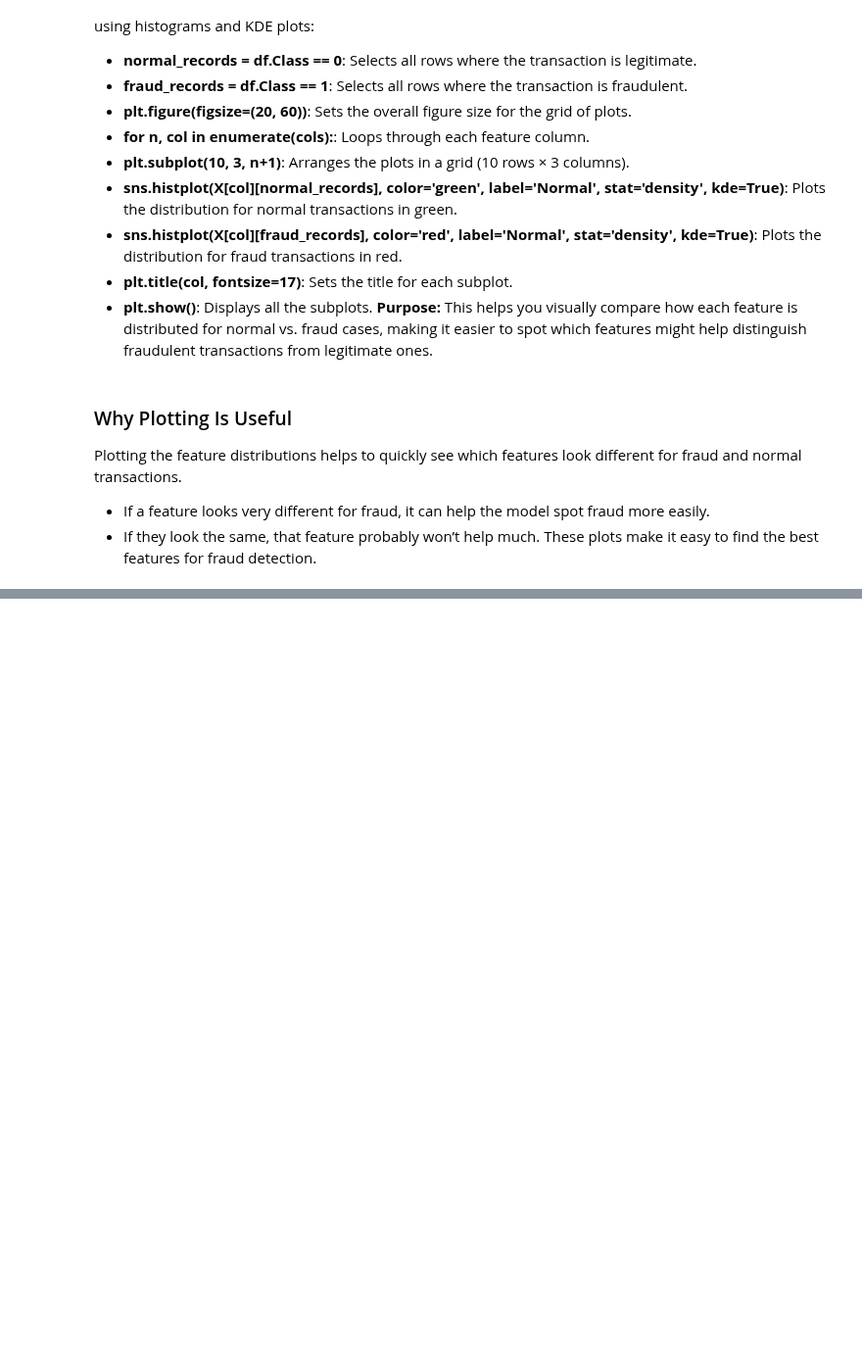
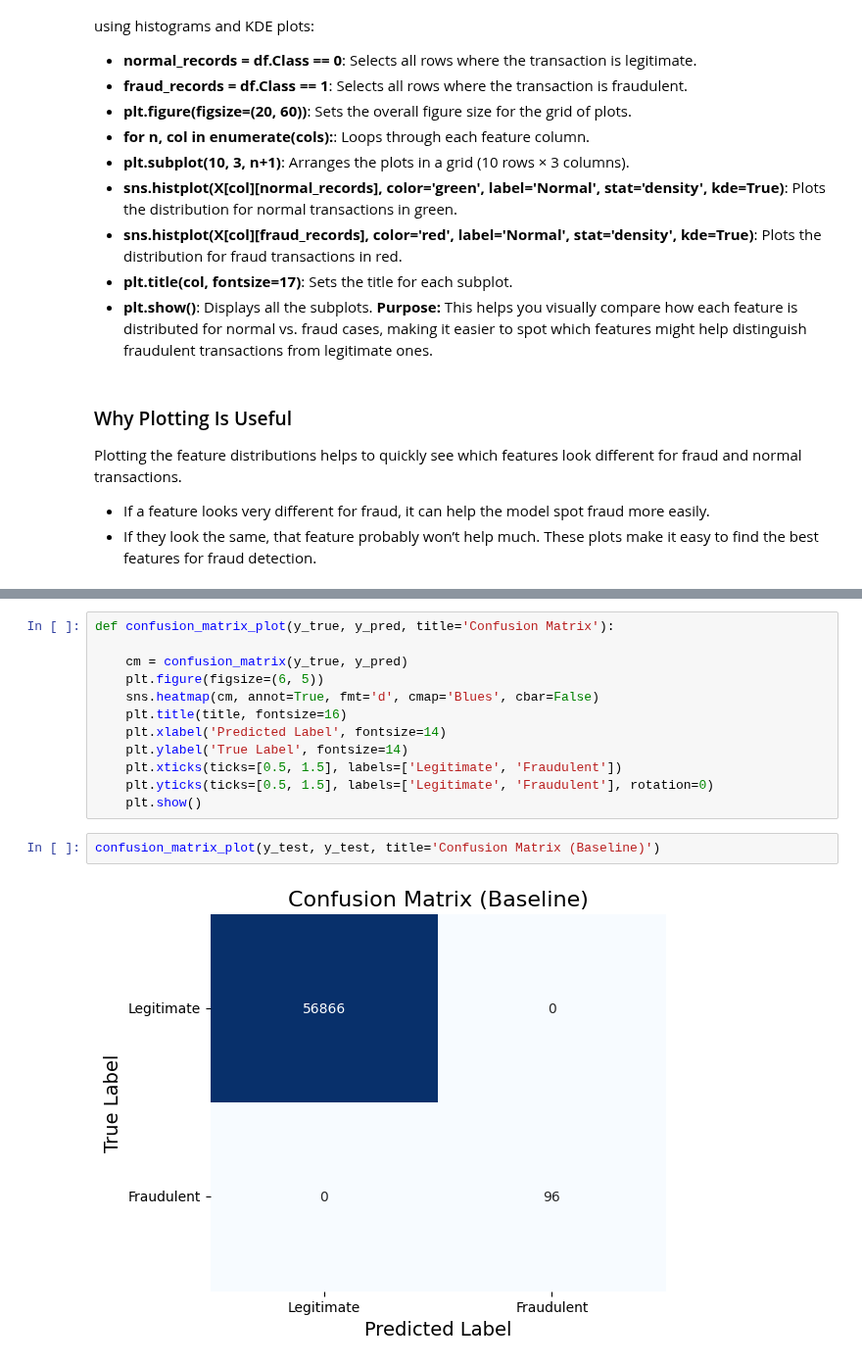
Before and after one commit to Akash324-dotcom/RiskNet, a Jupyter notebook: banking_fraudulant_analytics/notebooks/01_getting_started.ipynb, the cells around one changed output, grey strips where cells are left out. Shown at 98% size. Cells and saved outputs as stored; diff of their text form; blank space fills up the shorter version.

Commit message:
Confusion Matrix

```diff
--- a/banking_fraudulant_analytics/notebooks/01_getting_started.ipynb
+++ b/banking_fraudulant_analytics/notebooks/01_getting_started.ipynb
@@ -399,0 +421,16 @@ These plots make it easy to find the best features for fraud detection.
+# %%
+def confusion_matrix_plot(y_true, y_pred, title='Confusion Matrix'):
+
+    cm = confusion_matrix(y_true, y_pred)
+    plt.figure(figsize=(6, 5))
+    sns.heatmap(cm, annot=True, fmt='d', cmap='Blues', cbar=False)
+    plt.title(title, fontsize=16)
+    plt.xlabel('Predicted Label', fontsize=14)
+    plt.ylabel('True Label', fontsize=14)
+    plt.xticks(ticks=[0.5, 1.5], labels=['Legitimate', 'Fraudulent'])
+    plt.yticks(ticks=[0.5, 1.5], labels=['Legitimate', 'Fraudulent'], rotation=0)
+    plt.show()
+# %%
+confusion_matrix_plot(y_test, y_test, title='Confusion Matrix (Baseline)')
+# %% [output]
+[figure, added]
```
Also changed, not shown: parts of 4 cells of this notebook.
